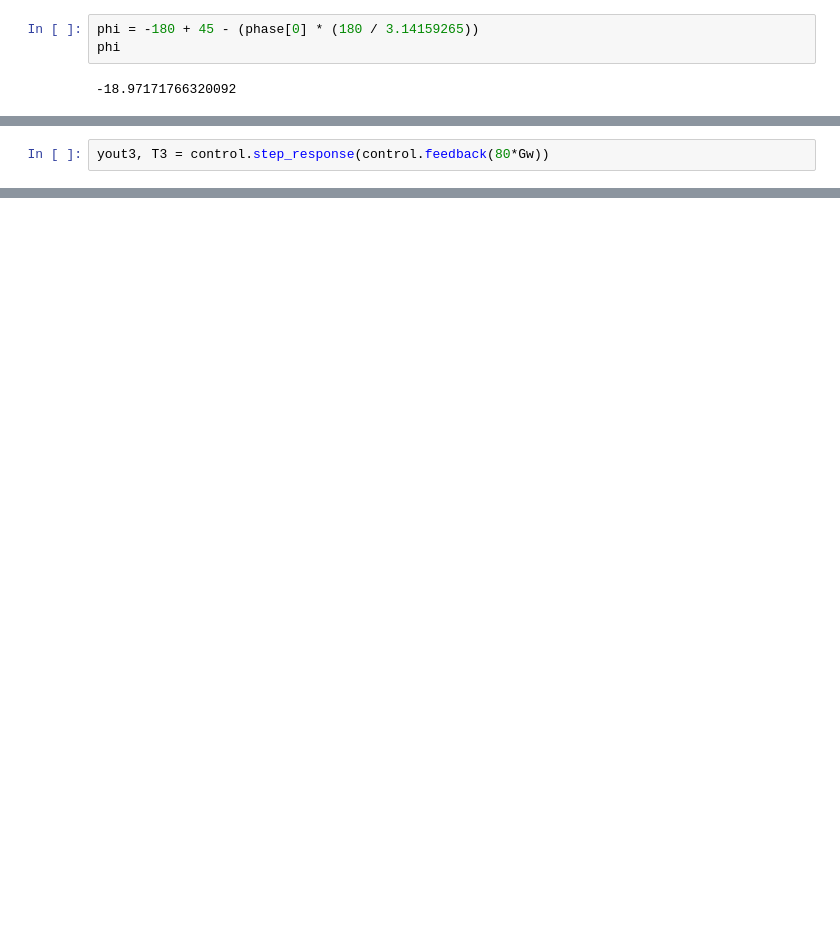
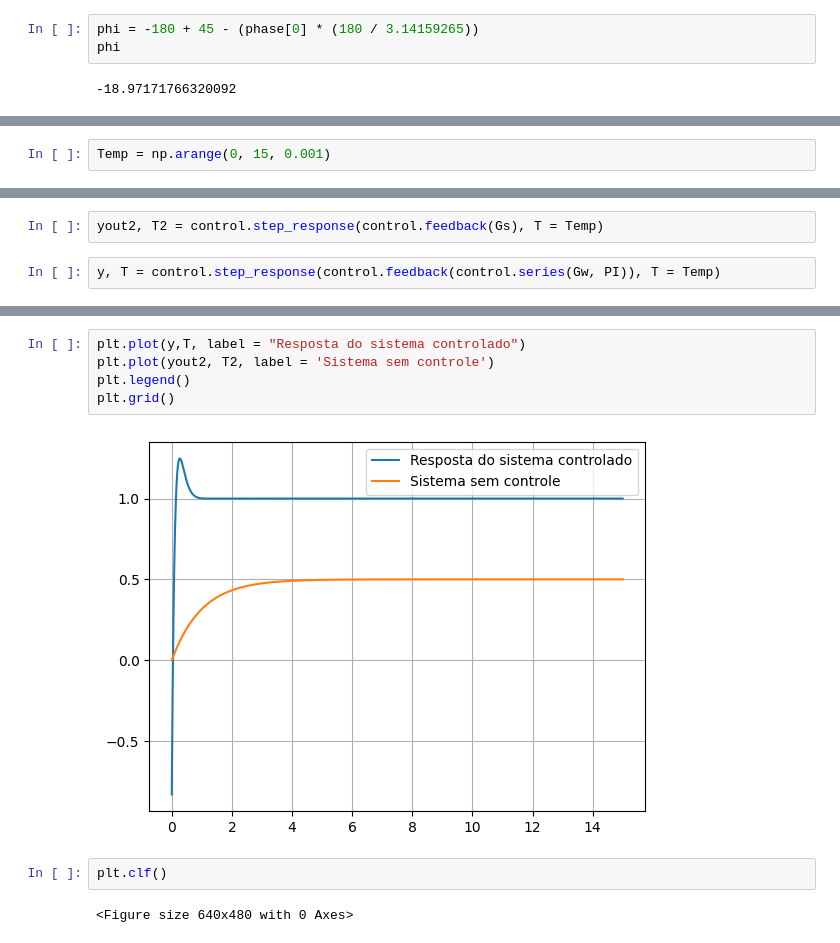
Before and after one commit to JoaoYukio/PCO119, a Jupyter notebook: Atividade 6/Atividade6.ipynb, the cells around one changed output, grey strips where cells are left out. Drawn from its saved outputs; the diff is of its cells as text; blank space fills up the shorter version.

```diff
--- a/Atividade 6/Atividade6.ipynb
+++ b/Atividade 6/Atividade6.ipynb
@@ -281,0 +280,2 @@ yout3, T3 = control.step_response(control.feedback(Gw*PI))
+# %%
+Temp = np.arange(0, 15, 0.001)
@@ -282,2 +286,4 @@ yout3, T3 = control.step_response(control.feedback(Gw*PI))
+# %%
+yout2, T2 = control.step_response(control.feedback(Gs), T = Temp)
 # %%
-yout3, T3 = control.step_response(control.feedback(80*Gw))
+y, T = control.step_response(control.feedback(control.series(Gw, PI)), T = Temp)
@@ -287,0 +290,11 @@ control.bode_plot(Gw * PI);
+# %%
+plt.plot(y,T, label = "Resposta do sistema controlado")
+plt.plot(yout2, T2, label = 'Sistema sem controle')
+plt.legend()
+plt.grid()
+# %% [output]
+[figure, added]
+# %%
+plt.clf()
+# %% [output]
+<Figure size 640x480 with 0 Axes>
```
Also changed, not shown: parts of 28 cells of this notebook, 6 other files.
